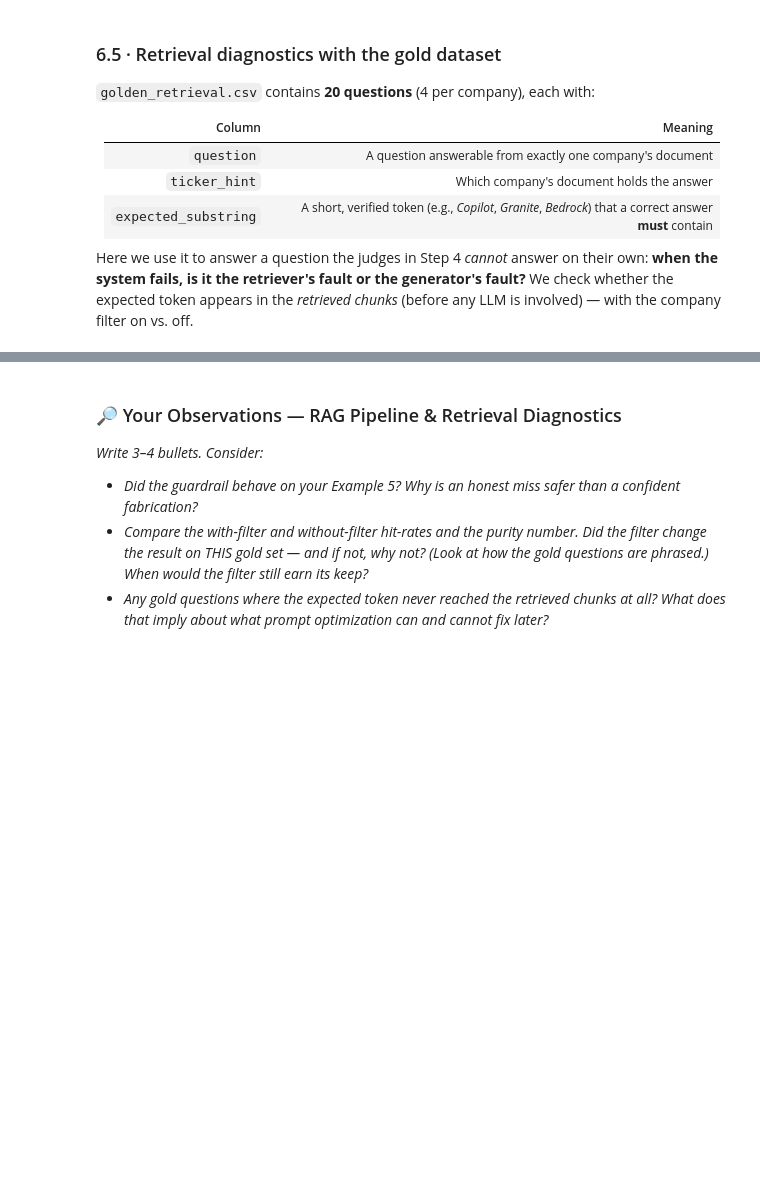
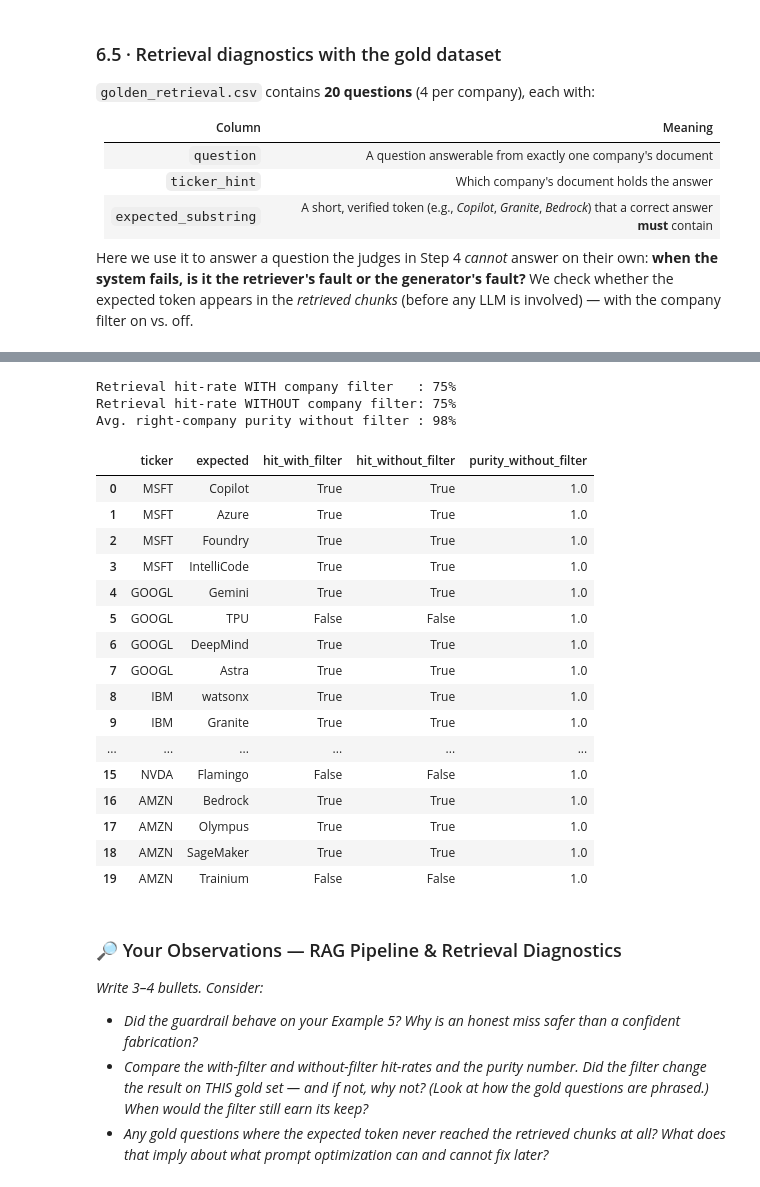
Before and after one commit to sallyman128/project1, a Jupyter notebook: DualLens_Analytics_Project_1_Learners_Notebook.ipynb, the cells around one changed output, grey strips where cells are left out. Cells and saved outputs as stored; diff of their text form; code cells hidden in the pictures; blank space fills up the shorter version.

```diff
--- a/DualLens_Analytics_Project_1_Learners_Notebook.ipynb
+++ b/DualLens_Analytics_Project_1_Learners_Notebook.ipynb
@@ -625,8 +629,8 @@ def retrieve(question: str, company: str | None = None, k: int = TOP_K):
         company:  Ticker like "MSFT" to filter on, or None for the full pool.
         k:        Number of chunks to return.
     """
-    search_filter = ...     # YOUR CODE: a metadata filter dict when company is given, else None
-    return ...              # YOUR CODE: similarity search with k and the filter
+    search_filter = {"company": company} if company else None     # YOUR CODE: a metadata filter dict when company is given, else None
+    return vectorstore.similarity_search(question, k=k, filter=search_filter)              # YOUR CODE: similarity search with k and the filter
 
 
 def format_context(docs) -> str:
@@ -714,7 +744,7 @@ print(rag_answer("What was IBM's exact revenue in the third quarter of 2025?", c
 Here we use it to answer a question the judges in Step 4 *cannot* answer on their own: **when the system fails, is it the retriever's fault or the generator's fault?** We check whether the expected token appears in the *retrieved chunks* (before any LLM is involved) — with the company filter on vs. off.
 # %%
 # 📂 Load the gold dataset
-gold = pd.read_csv("/content/golden_retrieval.csv")
+gold = pd.read_csv("./content/golden_retrieval.csv")
 print(f"{len(gold)} gold questions, balanced across companies:")
 print(gold["ticker_hint"].value_counts().to_dict())
 gold.head()
@@ -723,38 +762,59 @@ gold.head()
 # 📝 YOUR TASK — Retrieval-only diagnostic: filter ON vs filter OFF
 # ═══════════════════════════════════════════════════════════════════════════
 # An LLM-FREE measurement of the retriever using the gold dataset: you write
 # the per-question diagnostic; the loop and summary are provided.
 # 💡 Hint: lowercase both sides before the substring check.
 # ───────────────────────────────────────────────────────────────────────────
 def retrieval_diagnostic(row, use_filter: bool) -> dict:
     """For one gold row: did the expected token reach the retrieved chunks,
     and (for unfiltered retrieval) what share of chunks belong to the right company?"""
-    company = ...     # YOUR CODE: the row's ticker_hint when use_filter, else None
-    docs    = ...     # YOUR CODE: retrieve this row's question with that company setting
-    text    = ...     # YOUR CODE: join the retrieved chunks' text, lowercased
+    company = row["ticker_hint"] if use_filter else None     # YOUR CODE: the row's ticker_hint when use_filter, else None
+    docs    = retrieve(row["question"], company=company)     # YOUR CODE: retrieve this row's question with that company setting
+    text    = format_context(docs).lower()     # YOUR CODE: join the retrieved chunks' text, lowercased
     return {
-        "hit":    ...,   # YOUR CODE: is the row's expected_substring (lowercased) in the text?
-        "purity": ...,   # YOUR CODE: fraction of docs whose company metadata == the row's ticker_hint
+        "hit":    row["expected_substring"].lower() in text,   # YOUR CODE: is the row's expected_substring (lowercased) in the text?
+        "purity": sum(1 for doc in docs if doc.metadata["company"] == row["ticker_hint"]) / len(docs),   # YOUR CODE: fraction of docs whose company metadata == the row's ticker_hint
     }
 
 # ── Provided: run the diagnostic over the whole gold set ──────────────────────
 diag_rows = []
 for _, row in gold.iterrows():
     with_f    = retrieval_diagnostic(row, use_filter=True)
     without_f = retrieval_diagnostic(row, use_filter=False)
     diag_rows.append({
         "ticker":                row["ticker_hint"],
         "expected":              row["expected_substring"],
         "hit_with_filter":       with_f["hit"],
         "hit_without_filter":    without_f["hit"],
         "purity_without_filter": round(without_f["purity"], 2),
     })
 
 diag_df = pd.DataFrame(diag_rows)
 print(f"Retrieval hit-rate WITH company filter   : {diag_df['hit_with_filter'].mean():.0%}")
 print(f"Retrieval hit-rate WITHOUT company filter: {diag_df['hit_without_filter'].mean():.0%}")
 print(f"Avg. right-company purity without filter : {diag_df['purity_without_filter'].mean():.0%}")
 diag_df
+# %% [output]
+Retrieval hit-rate WITH company filter   : 75%
+Retrieval hit-rate WITHOUT company filter: 75%
+Avg. right-company purity without filter : 98%
+|  | ticker | expected | hit_with_filter | hit_without_filter | purity_without_filter |
+| 0 | MSFT | Copilot | True | True | 1.0 |
+| 1 | MSFT | Azure | True | True | 1.0 |
+| 2 | MSFT | Foundry | True | True | 1.0 |
+| 3 | MSFT | IntelliCode | True | True | 1.0 |
+| 4 | GOOGL | Gemini | True | True | 1.0 |
+| 5 | GOOGL | TPU | False | False | 1.0 |
+| 6 | GOOGL | DeepMind | True | True | 1.0 |
+| 7 | GOOGL | Astra | True | True | 1.0 |
+| 8 | IBM | watsonx | True | True | 1.0 |
+| 9 | IBM | Granite | True | True | 1.0 |
+| ... | ... | ... | ... | ... | ... |
+| 15 | NVDA | Flamingo | False | False | 1.0 |
+| 16 | AMZN | Bedrock | True | True | 1.0 |
+| 17 | AMZN | Olympus | True | True | 1.0 |
+| 18 | AMZN | SageMaker | True | True | 1.0 |
+| 19 | AMZN | Trainium | False | False | 1.0 |
 # %% [markdown]
 ### 🔎 Your Observations — RAG Pipeline & Retrieval Diagnostics
 
```
Also changed, not shown: parts of 16 cells of this notebook, 1 other file.
